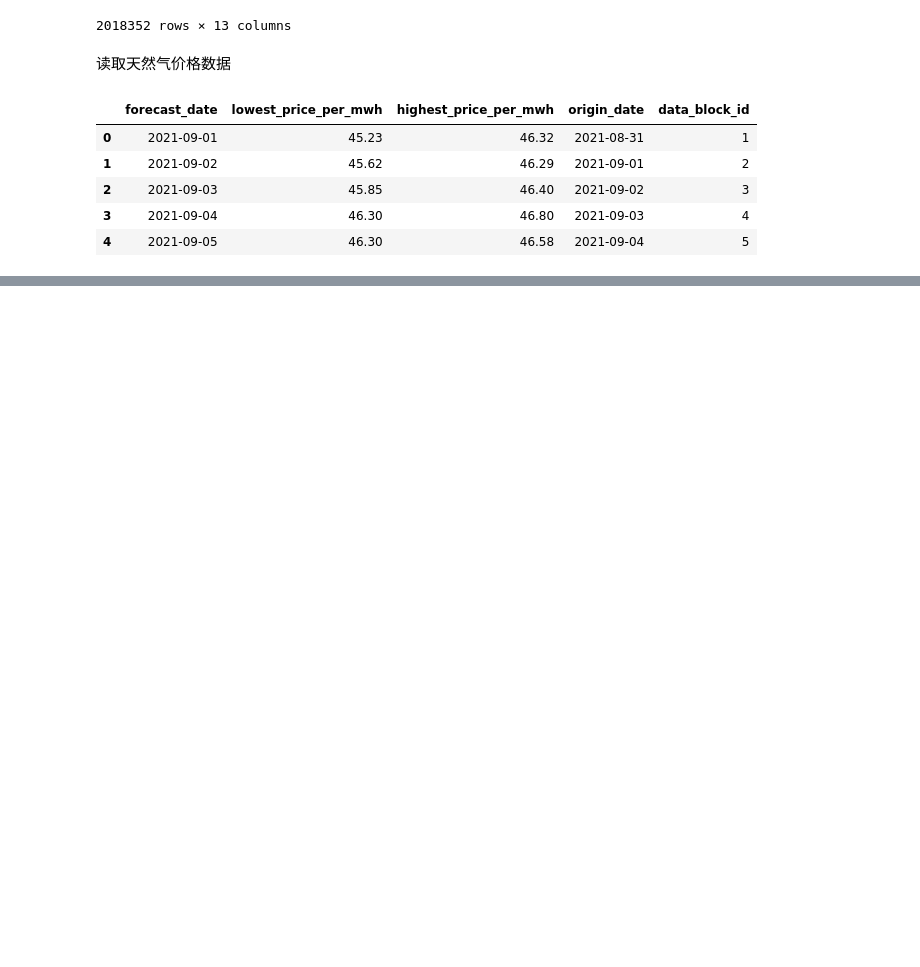
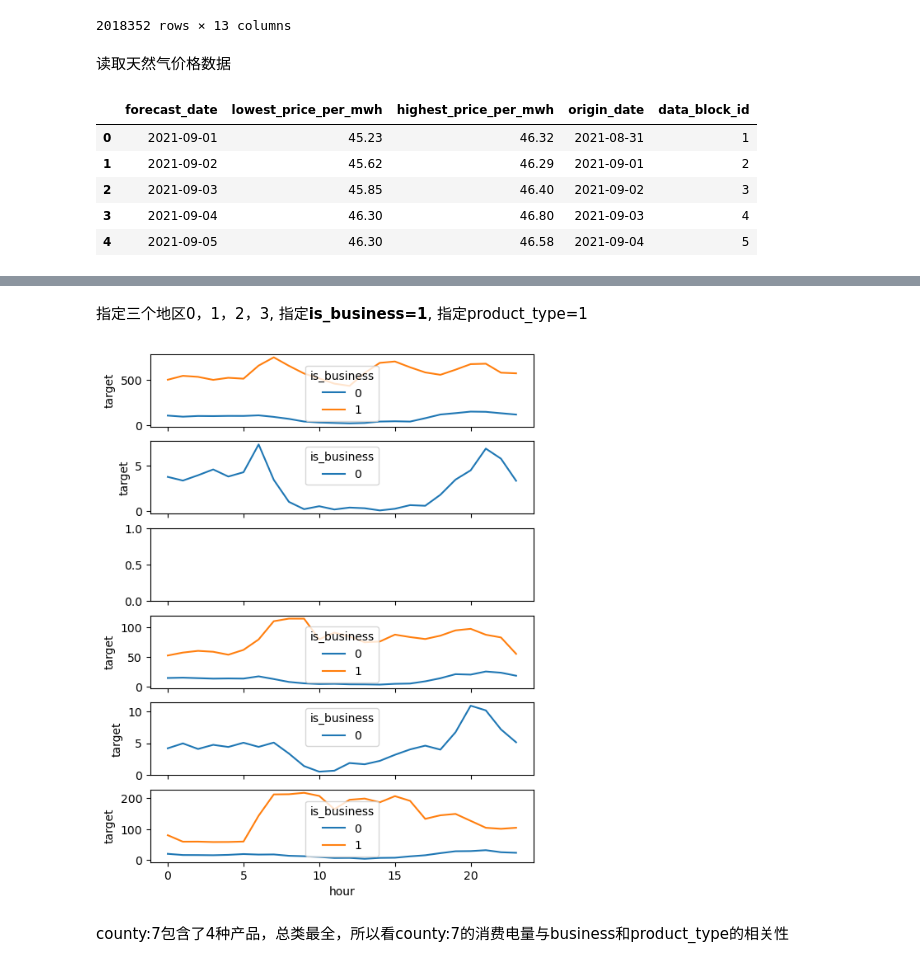
Before and after one commit to Accoutant/kaggle_competition, a Jupyter notebook: data_process/data_analysis.ipynb, the cells around one changed output, grey strips where cells are left out. Saved outputs shown, nothing was run; the diff lists cells and outputs as text; code cells hidden in the pictures; blank space fills up the shorter version.

```diff
--- a/data_process/data_analysis.ipynb
+++ b/data_process/data_analysis.ipynb
@@ -70,0 +152,11 @@ gas_prices.head()
+# %% [markdown]
+指定三个地区0，1，2，3, 指定**is_business=1**, 指定product_type=1
+# %%
+figure, axes = plt.subplots(6, 1, sharex=True, figsize=(6, 8))
+for i, ax in enumerate(axes.ravel()):
+    data = train_corr_hour[(train_corr_hour['product_type'] == 1) & (train_corr_hour['county'] == i)]
+    axsub = sns.lineplot(data=data, x='hour', y='target', hue='is_business', ax=ax)
+# %% [output]
+[figure, added]
+# %% [markdown]
+county:7包含了4种产品，总类最全，所以看county:7的消费电量与business和product_type的相关性
```
Also changed, not shown: parts of 14 cells of this notebook.
